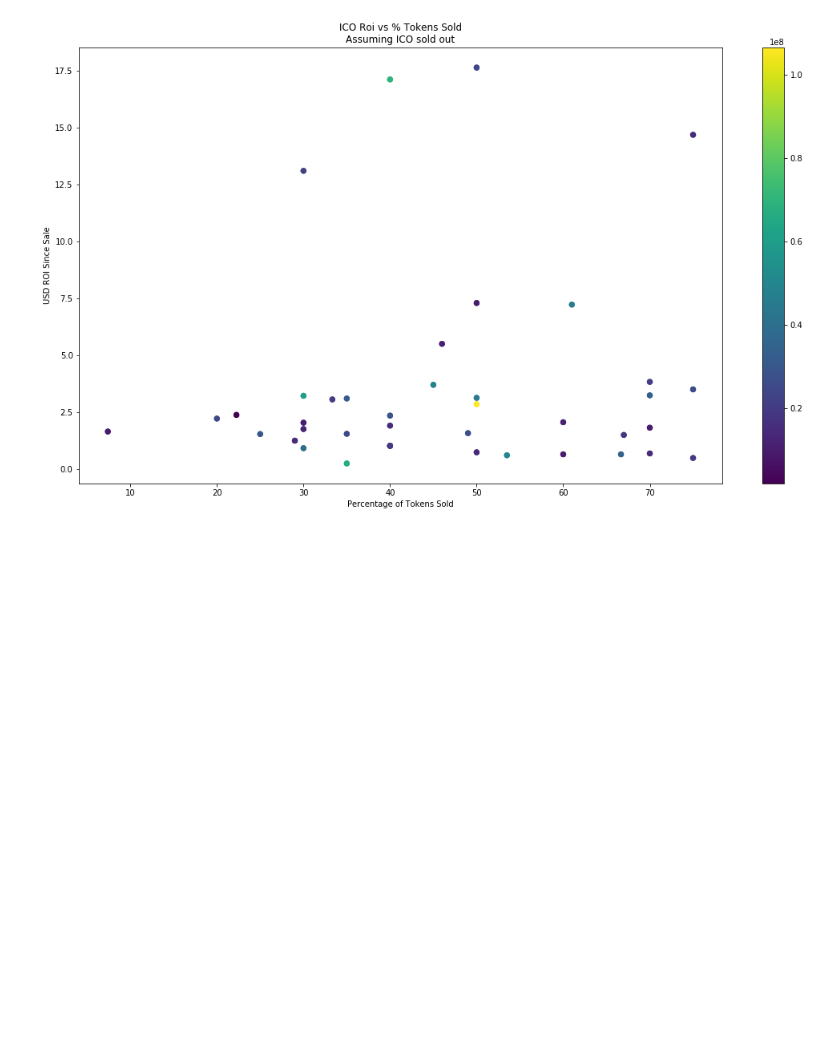
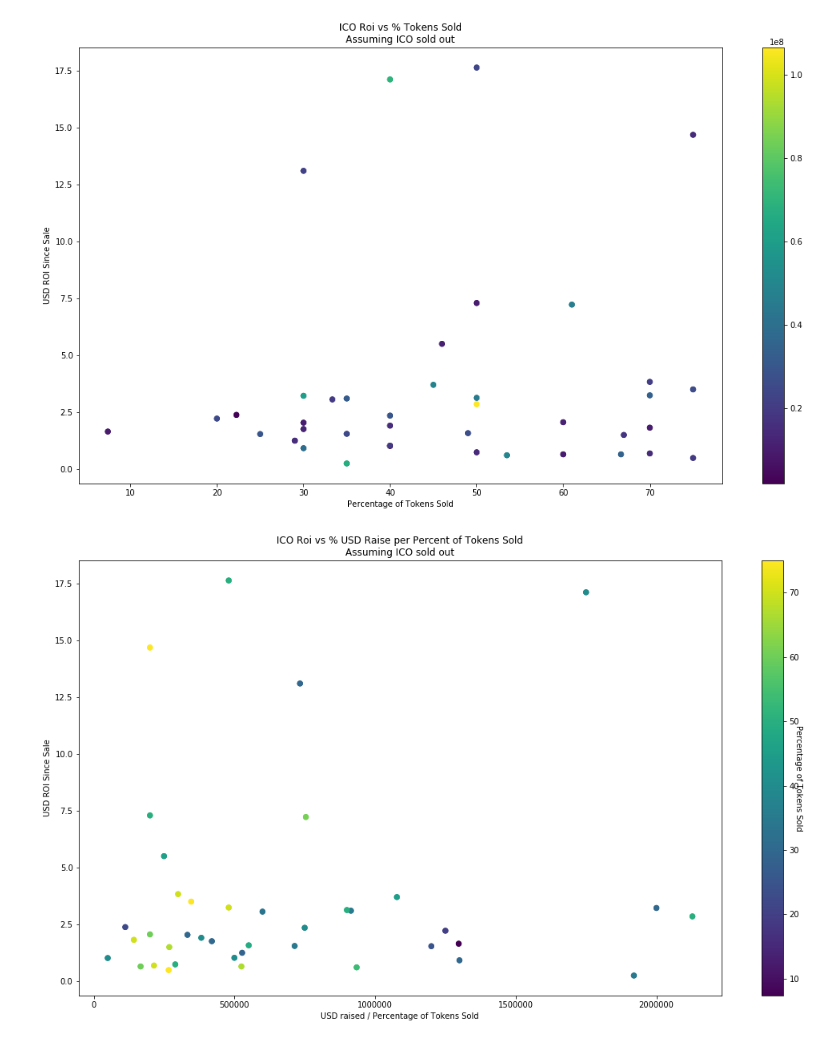
Before and after one commit to lsquaredleland/ico-sale-percentage-analysis, a Jupyter notebook: Sold Percentage Price Analysis.ipynb, the cells around one changed output. Drawn from its saved outputs; the diff is of its cells as text; code cells hidden in the pictures; blank space fills up the shorter version.

Commit message:
added new graph

```diff
--- a/Sold Percentage Price Analysis.ipynb
+++ b/Sold Percentage Price Analysis.ipynb
@@ -23,3 +23,26 @@ plt.savefig('ico_roi_vs_tokens_sold.png')
 plt.show()
 # %% [output]
 [figure]
+# %%
+plt.figure(figsize=(18,10))
+
+df = df[~df['percent_sold'].str.contains("-") & ~df['raised'].str.contains("-")]
+df = df[pd.to_numeric(df['raised']) == pd.to_numeric(df['goal'])]
+
+#
+plt.scatter(pd.to_numeric(df['raised'])/pd.to_numeric(df['percent_sold']),
+            df['usd_roi'],
+            c=pd.to_numeric(df['percent_sold']),
+            s=pd.to_numeric(df['raised'])/pd.to_numeric(df['goal'])*40)
+
+plt.title('ICO Roi vs % USD Raise per Percent of Tokens Sold\nAssuming ICO sold out')
+plt.xlabel('USD raised / Percentage of Tokens Sold')
+plt.ylabel('USD ROI Since Sale')
+
+cbar = plt.colorbar()
+cbar.set_label('Percentage of Tokens Sold', rotation=270)
+
+plt.savefig('ico_roi_vs_USD_raised_per_percent_sold.png')
+plt.show()
+# %% [output]
+[figure, added]
```
Also changed, not shown: 5 other files.
